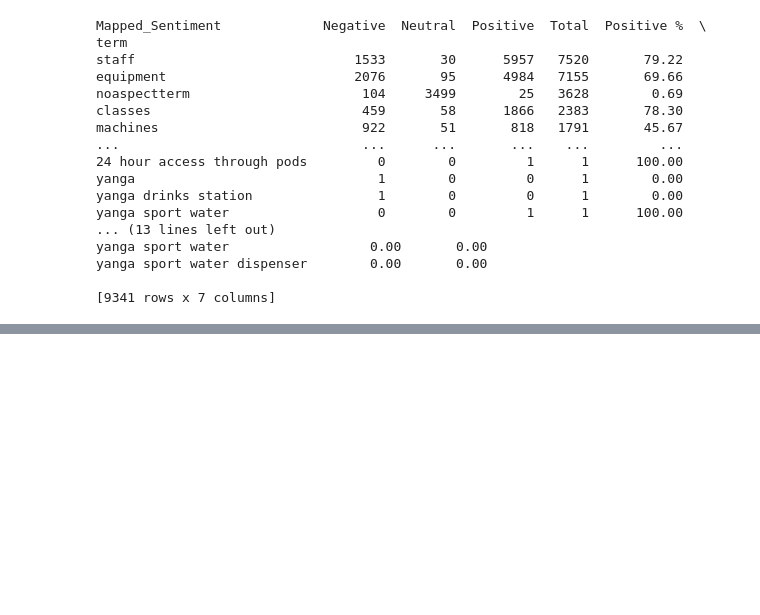
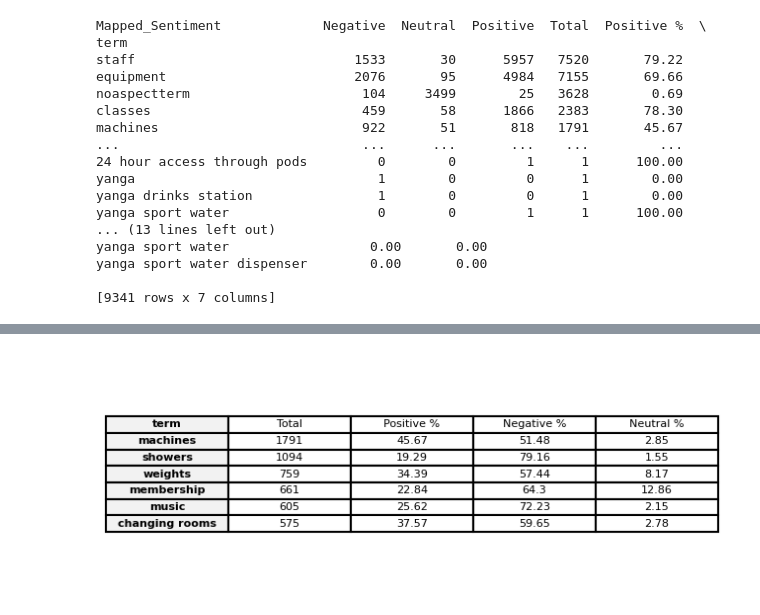
Before and after one commit to Kh0uloud/Fine-Grained-Sentiment-Analysis-for-Gym-Customer-Feedback, a Jupyter notebook: GYM.ipynb, the cells around one changed output, grey strips where cells are left out. Cells and saved outputs as stored; diff of their text form; code cells hidden in the pictures; blank space fills up the shorter version.

```diff
--- a/GYM.ipynb
+++ b/GYM.ipynb
@@ -1604,0 +1686,31 @@ yanga sport water dispenser        0.00       0.00
+# %%
+import matplotlib.pyplot as plt
+
+negative = df_result[df_result['Negative %'] >= 50].reset_index()
+
+# Generate and save the table as an image
+fig, ax = plt.subplots(figsize=(8, 3))
+ax.axis('tight')
+ax.axis('off')
+table = ax.table(cellText=negative.values, colLabels=negative.columns, loc='center', cellLoc='center', colLoc='center')
+
+# Style the first column (Aspects) and increase row thickness
+for i, key in enumerate(table.get_celld().keys()):
+    cell = table[key]
+    row, col = key
+    if col == 0:  # Emphasize the 'Aspects' column
+        cell.set_fontsize(14)
+        cell.set_text_props(weight='bold')  # Bold text for 'Aspects' column
+        cell.set_facecolor('#f2f2f2')  # Light grey background for 'Aspects' column
+    else:
+        cell.set_fontsize(12)
+        cell.set_text_props(weight='normal')
+
+    # Increase row thickness and set border color
+    cell.set_edgecolor('black')  # Black border for all cells
+    cell.set_linewidth(1.5)  # Increase the line width for row thickness
+
+# Save as image with better padding and quality
+plt.savefig('/content/Negative_Aspects_CustomerRated.png', bbox_inches='tight', pad_inches=0.05, dpi=300)
+# %% [output]
+[figure, added]
```
Also changed, not shown: parts of 11 cells of this notebook.
